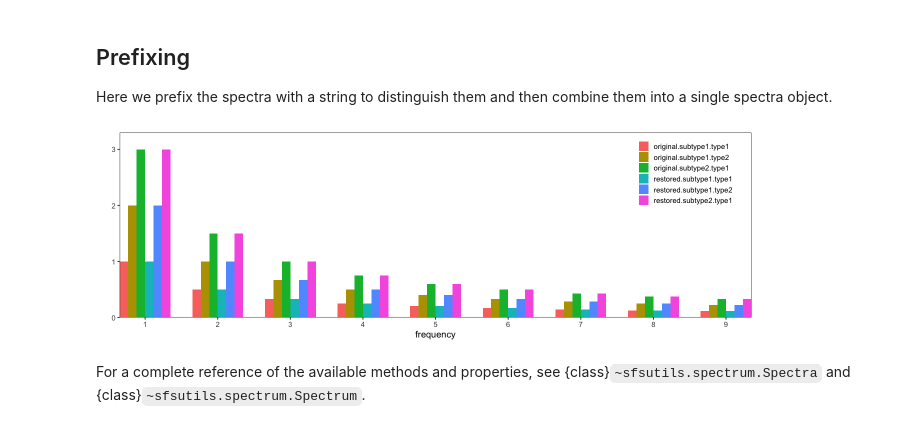
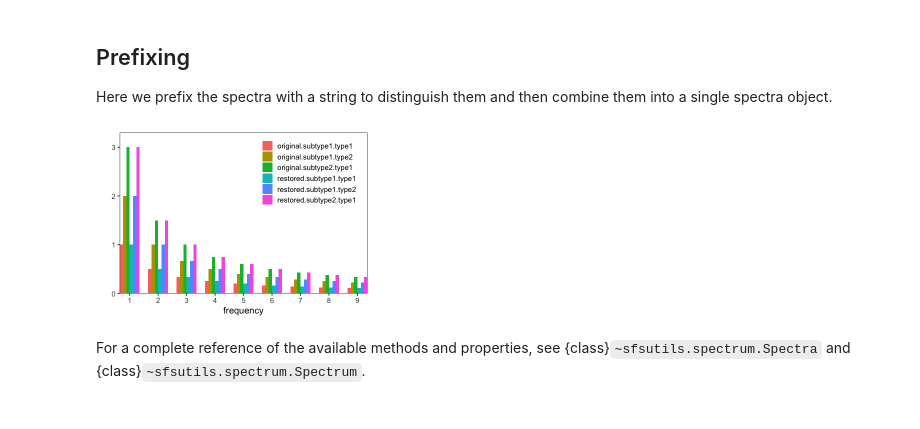
Before and after one commit to Sendrowski/SFSUtils, a Jupyter notebook: docs/reference/R/spectra.ipynb, the cells around one changed output. Cells and saved outputs as stored; diff of their text form; code cells hidden in the pictures.

```diff
--- a/docs/reference/R/spectra.ipynb
+++ b/docs/reference/R/spectra.ipynb
@@ -55,11 +55,9 @@ spectra2 <- su$Spectra$from_file("out/spectra.csv")
 ## Prefixing
 Here we prefix the spectra with a string to distinguish them and then combine them into a single spectra object.
 # %%
-options(repr.plot.width = 11, repr.plot.height = 3.6)
-
 p <- spectra$prefix('original')$combine(spectra2$prefix('restored'))$plot()
 # %% [output]
-[figure, old version]
+[figure, new version]
 # %% [markdown]
 For a complete reference of the available methods and properties, see {class}`~sfsutils.spectrum.Spectra` and {class}`~sfsutils.spectrum.Spectrum`.
 # %% [markdown]
```
Also changed, not shown: 5 other files.
